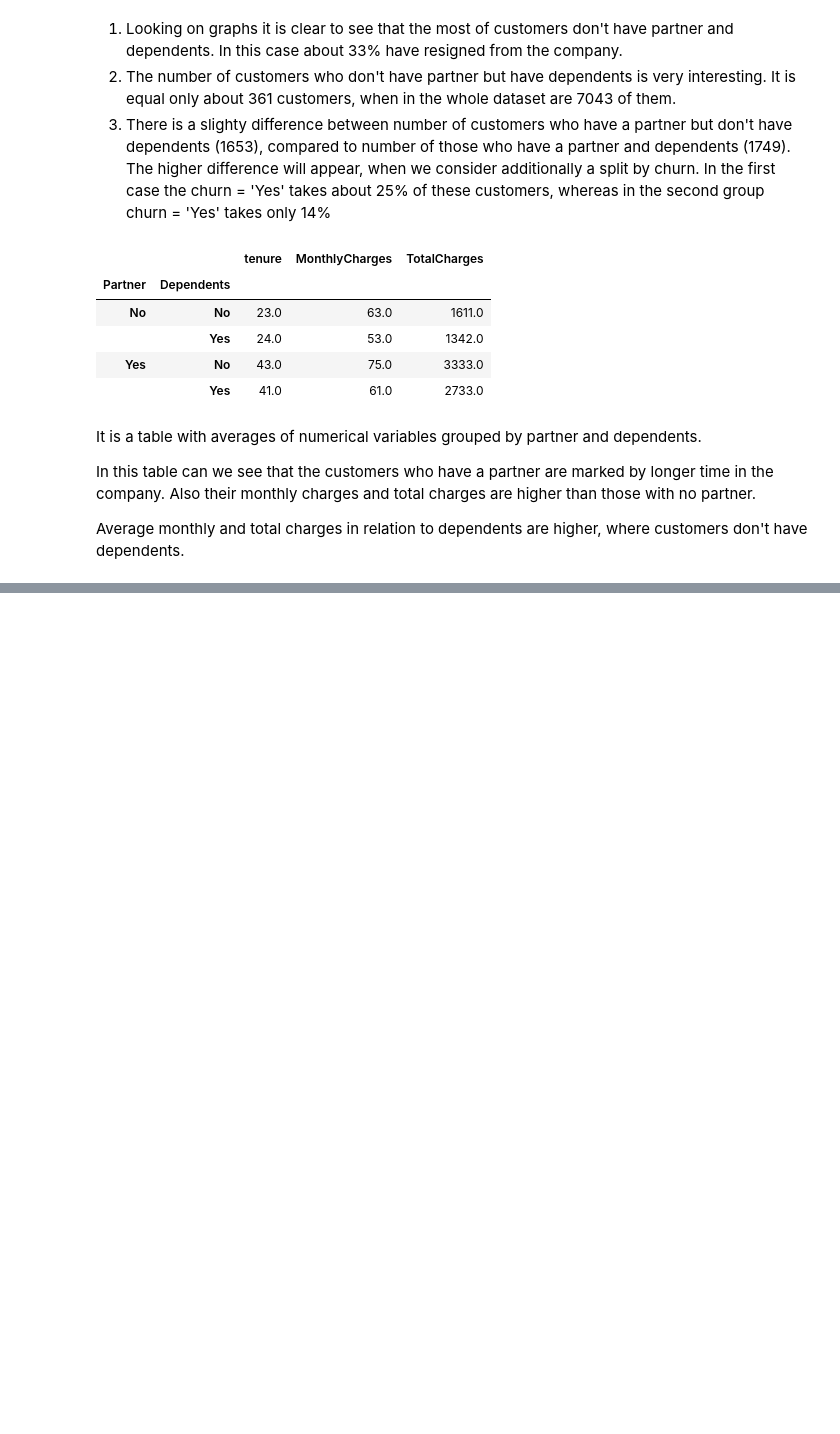
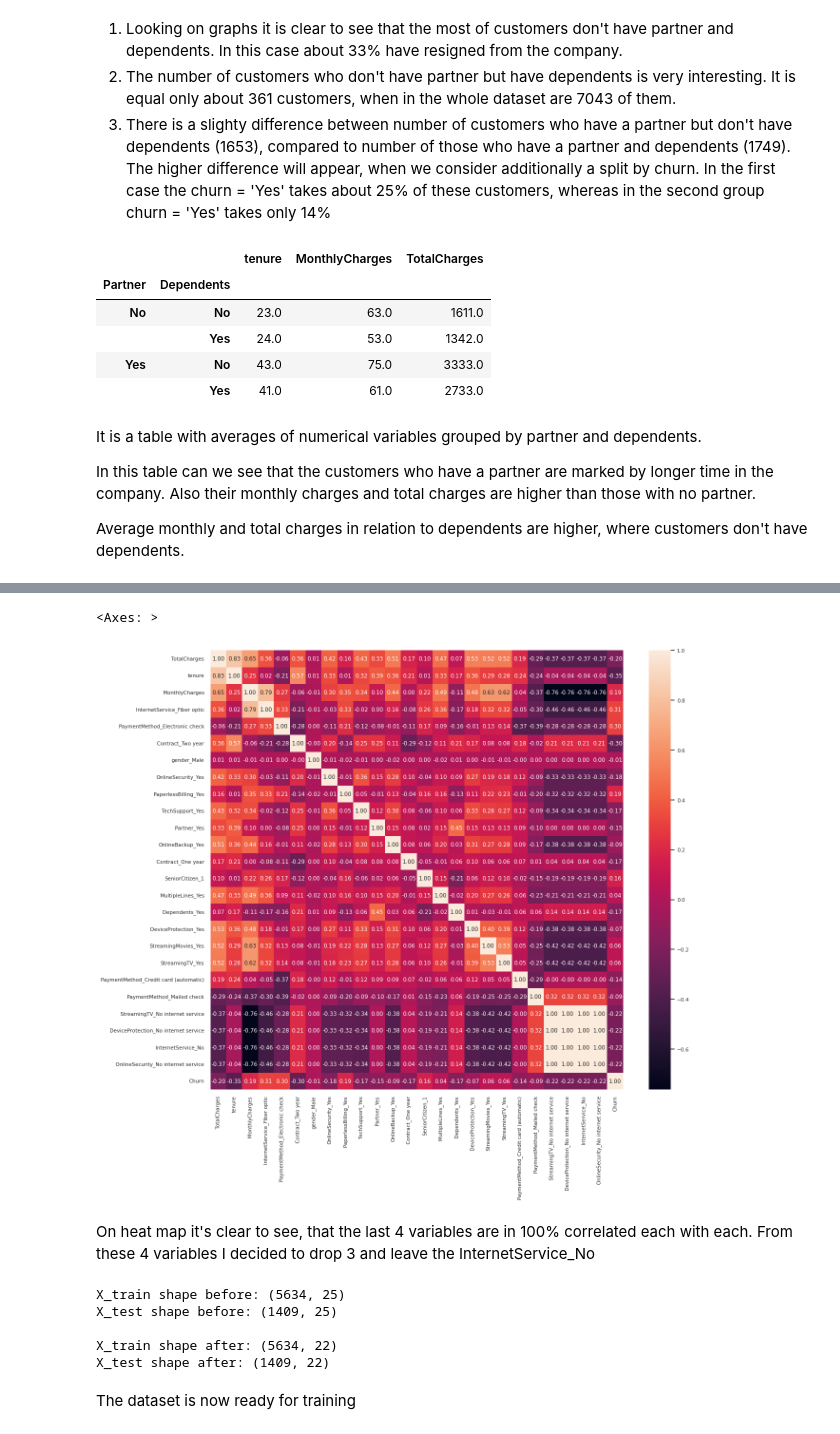
Before and after one commit to adrianciemerych/telco_customer_churn_project, a Jupyter notebook: churn_project.ipynb, the cells around one changed output, grey strips where cells are left out. Cells and saved outputs as stored; diff of their text form; code cells hidden in the pictures; blank space fills up the shorter version.

```diff
--- a/churn_project.ipynb
+++ b/churn_project.ipynb
@@ -350,0 +410,13 @@ Average monthly and total charges in relation to dependents are higher, where cu
+# %%
+# Splitting the data and target on train and test sets
+from sklearn.model_selection import train_test_split
+
+X_train, X_test, y_train, y_test = train_test_split(data, target, test_size = 0.2, stratify = target)
+
+
+print('Shape of X_train:', X_train.shape)
+print('Shape of y_train:', y_train.shape)
+print('Shape of X_test:', X_test.shape)
+print('Shape of y_test:', y_test.shape)
+print(f'\nDistribution of y_train:\n{y_train.value_counts()}\n')
+print(f'Distribution of y_test:\n{y_test.value_counts()}')
@@ -350,0 +583,4 @@ Average monthly and total charges in relation to dependents are higher, where cu
+# %%
+X_train = X_train[list(df_rf_importance['feat'])[:25]]
+X_test = X_test[list(df_rf_importance['feat'])[:25]]
+X_train.head(3)
@@ -350,0 +592,30 @@ Average monthly and total charges in relation to dependents are higher, where cu
+# %%
+# Creating correlation matrix
+corr_matrix = pd.concat([X_train.reset_index(drop = True),
+                         y_train.reset_index(drop = True)], axis = 1).corr()
+sns.set_theme(font_scale = 0.7)
+plt.figure(figsize = (14,12))
+sns.heatmap(corr_matrix, annot = True, fmt = '.2f')
+# %% [output]
+<Axes: >
+[figure, added]
+# %% [markdown]
+On heat map it's clear to see, that the last 4 variables are in 100% correlated each with each. From these 4 variables I decided to drop 3 and leave the InternetService_No
+# %%
+print('X_train shape before:', X_train.shape)
+print('X_test shape before:', X_test.shape)
+
+# Dropping useless columns
+X_train = X_train.drop(columns = [col for col in X_train.columns[-4:] if col != 'InternetService_No'])
+X_test = X_test.drop(columns = [col for col in X_train.columns[-4:] if col != 'InternetService_No'])
+
+print('\nX_train shape after:', X_train.shape)
+print('X_test shape after:', X_test.shape)
+# %% [output]
+X_train shape before: (5634, 25)
+X_test shape before: (1409, 25)
+
+X_train shape after: (5634, 22)
+X_test shape after: (1409, 22)
+# %% [markdown]
+The dataset is now ready for training
```
Also changed, not shown: parts of 19 cells of this notebook.
